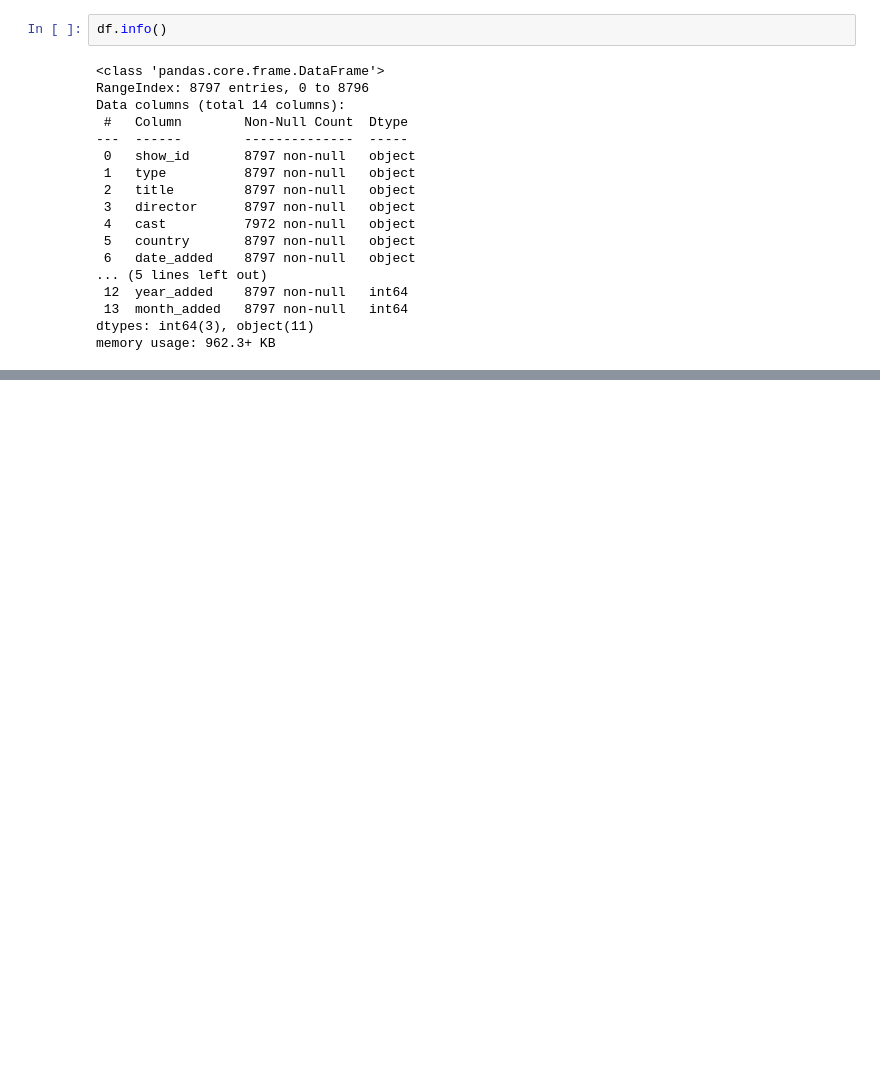
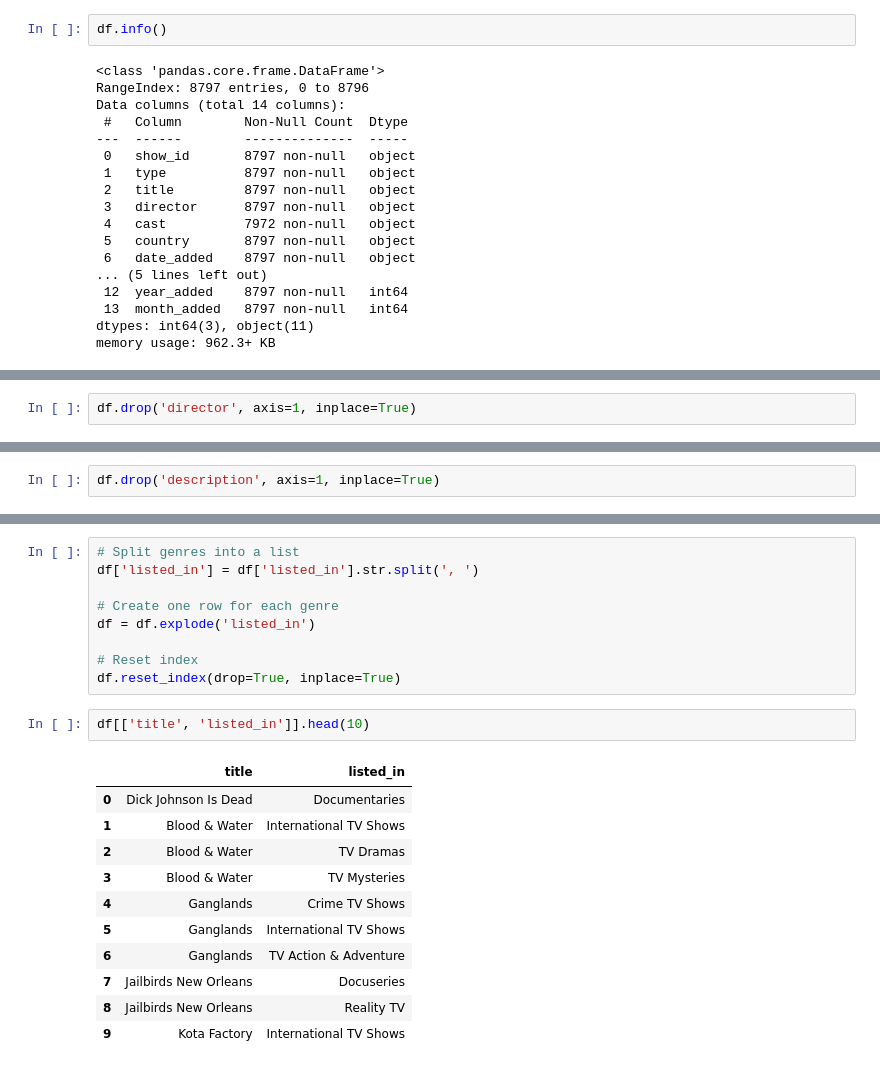
Before and after one commit to theaditya24/COMPLETE-PYTHON-FOR-DATA-ANALYTICS, a Jupyter notebook: Netflix Data Analysis/EDA.ipynb, the cells around one changed output, grey strips where cells are left out. Cells and saved outputs as stored; diff of their text form; blank space fills up the shorter version.

```diff
--- a/Netflix Data Analysis/EDA.ipynb
+++ b/Netflix Data Analysis/EDA.ipynb
@@ -62,0 +221,2 @@ memory usage: 962.3+ KB
+# %%
+df.drop('director', axis=1, inplace=True)
@@ -62,0 +246,2 @@ memory usage: 962.3+ KB
+# %%
+df.drop('description', axis=1, inplace=True)
@@ -62,0 +300,23 @@ memory usage: 962.3+ KB
+# %%
+# Split genres into a list
+df['listed_in'] = df['listed_in'].str.split(', ')
+
+# Create one row for each genre
+df = df.explode('listed_in')
+
+# Reset index
+df.reset_index(drop=True, inplace=True)
+# %%
+df[['title', 'listed_in']].head(10)
+# %% [output]
+|  | title | listed_in |
+| 0 | Dick Johnson Is Dead | Documentaries |
+| 1 | Blood & Water | International TV Shows |
+| 2 | Blood & Water | TV Dramas |
+| 3 | Blood & Water | TV Mysteries |
+| 4 | Ganglands | Crime TV Shows |
+| 5 | Ganglands | International TV Shows |
+| 6 | Ganglands | TV Action & Adventure |
+| 7 | Jailbirds New Orleans | Docuseries |
+| 8 | Jailbirds New Orleans | Reality TV |
+| 9 | Kota Factory | International TV Shows |
```
Also changed, not shown: parts of 35 cells of this notebook.
